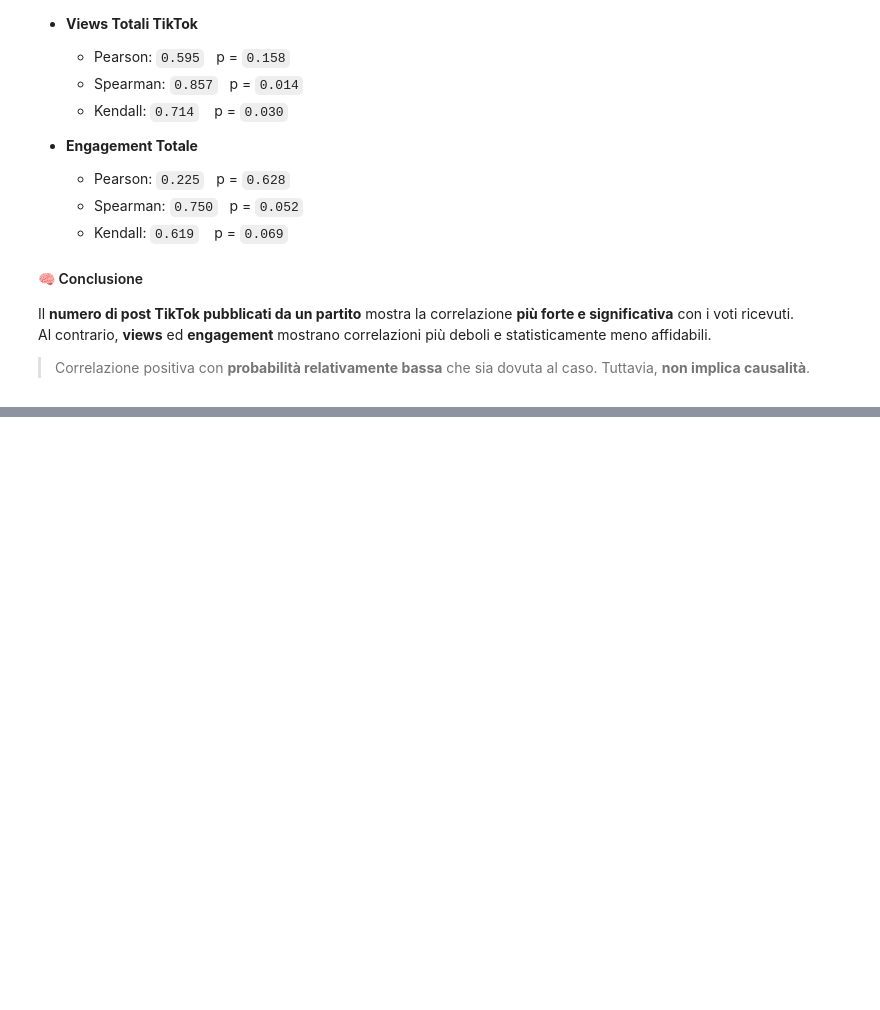
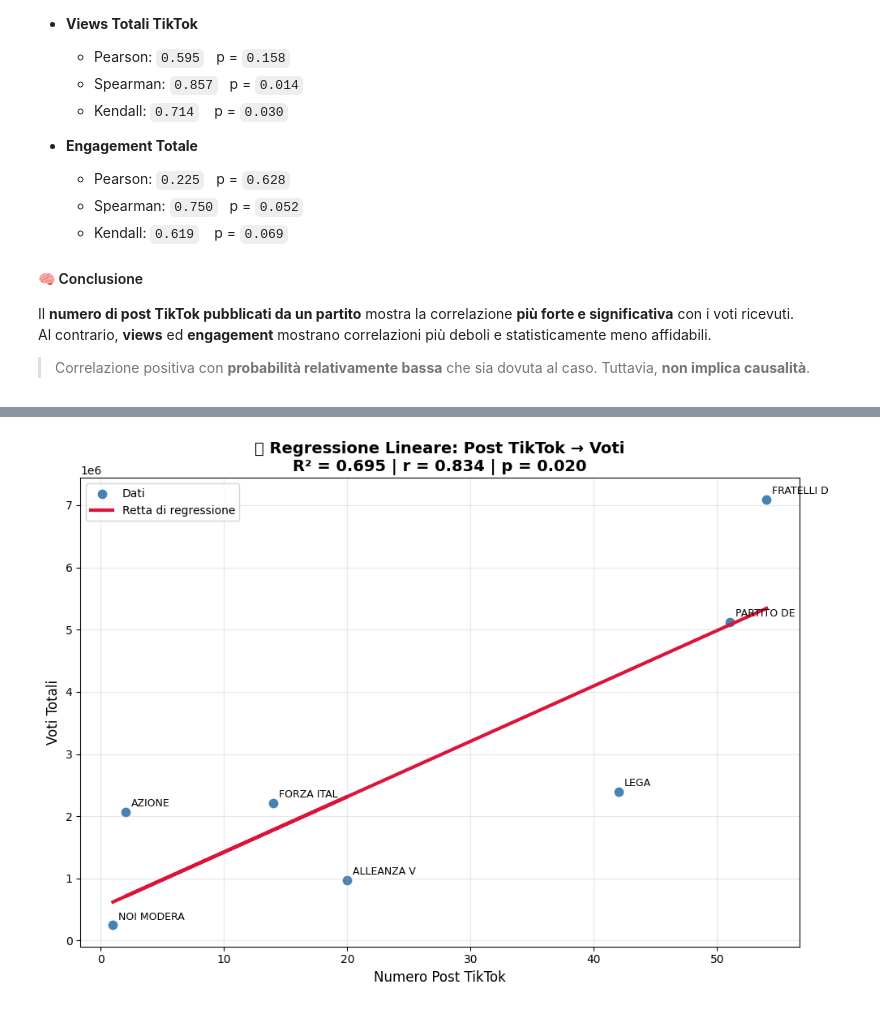
Before and after one commit to lilSultano/analisi-engagement-tiktok-elezioni-2022, a Jupyter notebook: finale.ipynb, the cells around one changed output, grey strips where cells are left out. Cells and saved outputs as stored; diff of their text form; code cells hidden in the pictures; blank space fills up the shorter version.

```diff
--- a/finale.ipynb
+++ b/finale.ipynb
@@ -920,0 +799,39 @@ print(f"   • Raccomandazione: {'Modello affidabile per predizioni' if r2 > 0.6
+# %%
+import matplotlib.pyplot as plt
+import numpy as np
+from sklearn.linear_model import LinearRegression
+from sklearn.metrics import r2_score, mean_squared_error
+from scipy.stats import pearsonr
+
+# === DATI ===
+valid_data = merged_data[(merged_data['NUMERO_POST_TIKTOK'] > 0) & (merged_data['TOTALE_VOTI_LISTA'] > 0)]
+X = valid_data['NUMERO_POST_TIKTOK'].values.reshape(-1, 1)
+y = valid_data['TOTALE_VOTI_LISTA'].values
+
+# === MODELLO ===
+model = LinearRegression().fit(X, y)
+y_pred = model.predict(X)
+r2 = r2_score(y, y_pred)
+corr, p_value = pearsonr(X.flatten(), y)
+
+# === PLOT COMPATTO ===
+plt.figure(figsize=(10, 7))
+plt.scatter(X, y, color='steelblue', s=100, edgecolors='white', linewidth=1.5, label='Dati')
+plt.plot(X, y_pred, color='crimson', linewidth=3, label='Retta di regressione')
+
+# Annotazioni partiti
+for _, row in valid_data.iterrows():
+    plt.annotate(row['PARTITO'][:10], (row['NUMERO_POST_TIKTOK'], row['TOTALE_VOTI_LISTA']),
+                 textcoords="offset points", xytext=(5, 5), fontsize=9)
+
+# Styling minimal
+plt.title(f"📊 Regressione Lineare: Post TikTok → Voti\nR² = {r2:.3f} | r = {corr:.3f} | p = {p_value:.3f}",
+          fontsize=14, fontweight='bold')
+plt.xlabel("Numero Post TikTok", fontsize=12)
+plt.ylabel("Voti Totali", fontsize=12)
+plt.grid(alpha=0.3)
+plt.legend()
+plt.tight_layout()
+plt.show()
+# %% [output]
+[figure, added]
```
Also changed, not shown: parts of 4 cells of this notebook.
